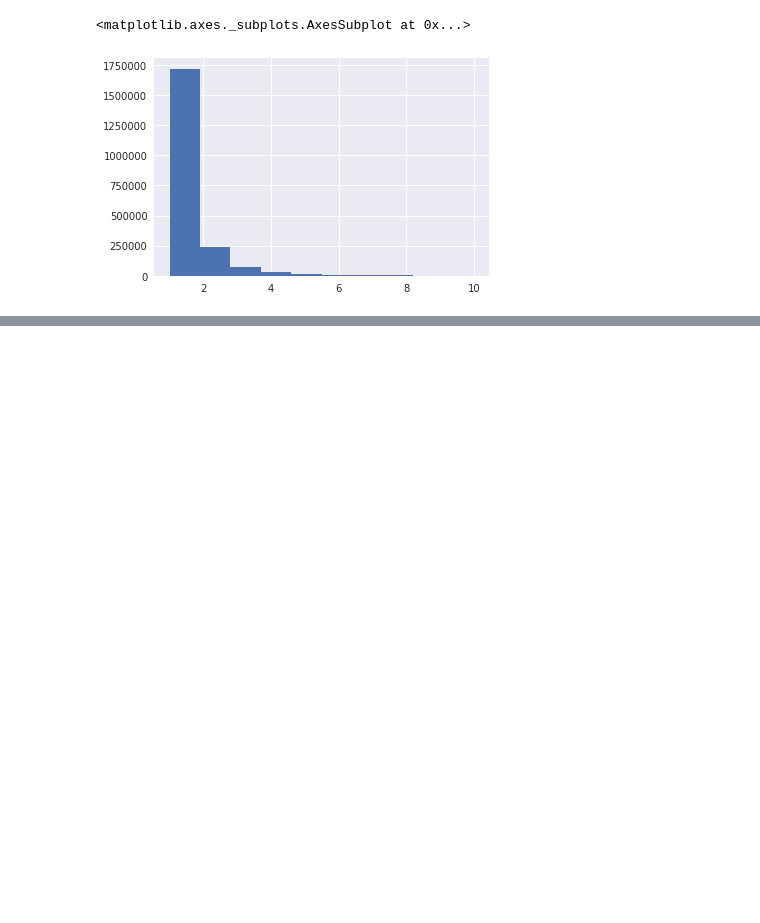
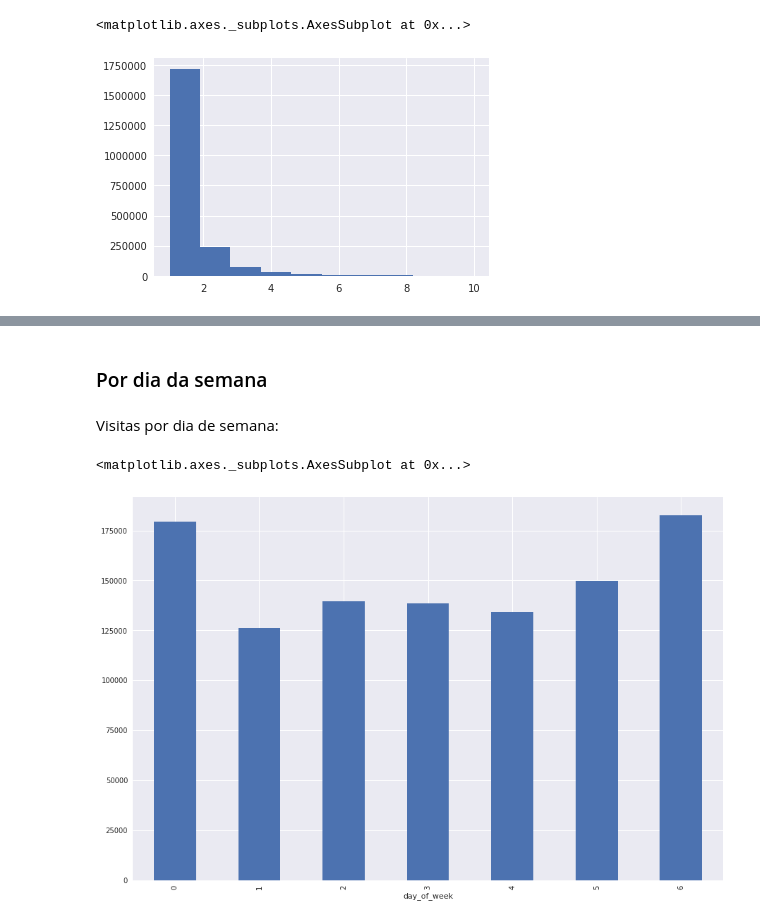
Before and after one commit to deeplearningbrasil/mars-gym, a Jupyter notebook: EDA.ipynb, the cells around one changed output, grey strips where cells are left out. Saved outputs shown, nothing was run; the diff lists cells and outputs as text; code cells hidden in the pictures; blank space fills up the shorter version.

```diff
--- a/EDA.ipynb
+++ b/EDA.ipynb
@@ -560,0 +606,9 @@ visits_per_account_and_merchant[visits_per_account_and_merchant<=10].hist()
+# %% [markdown]
+### Por dia da semana
+# %% [markdown]
+Visitas por dia de semana:
+# %%
+session_df.groupby("day_of_week")["session_id"].nunique().plot(kind="bar", figsize=(15, 10))
+# %% [output]
+<matplotlib.axes._subplots.AxesSubplot at 0x...>
+[figure, added]
```
Also changed, not shown: parts of 18 cells of this notebook.
